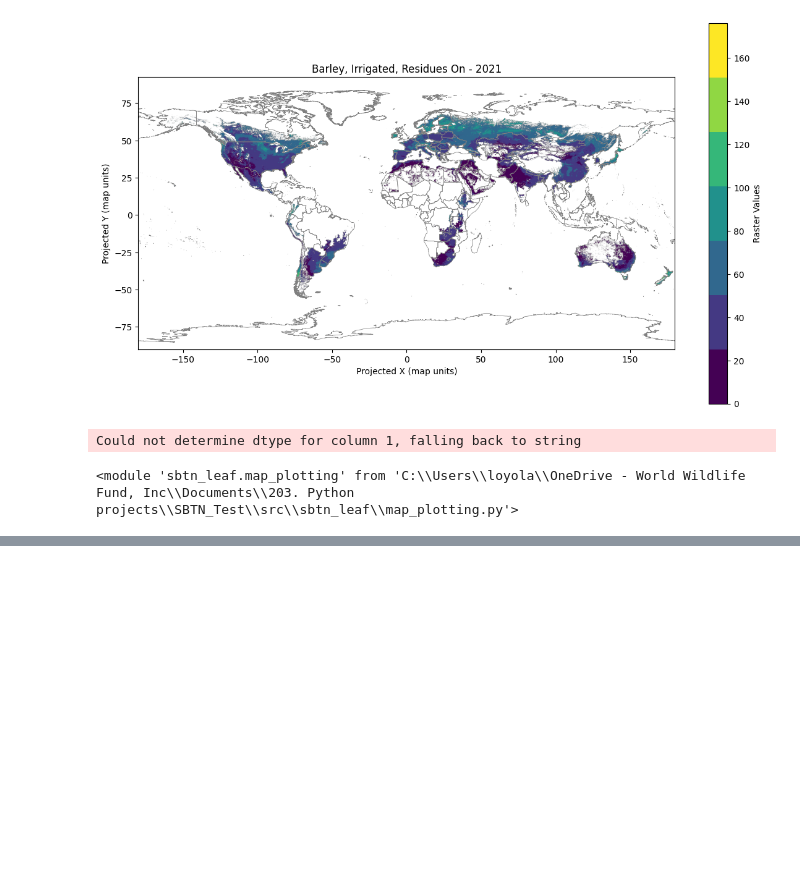
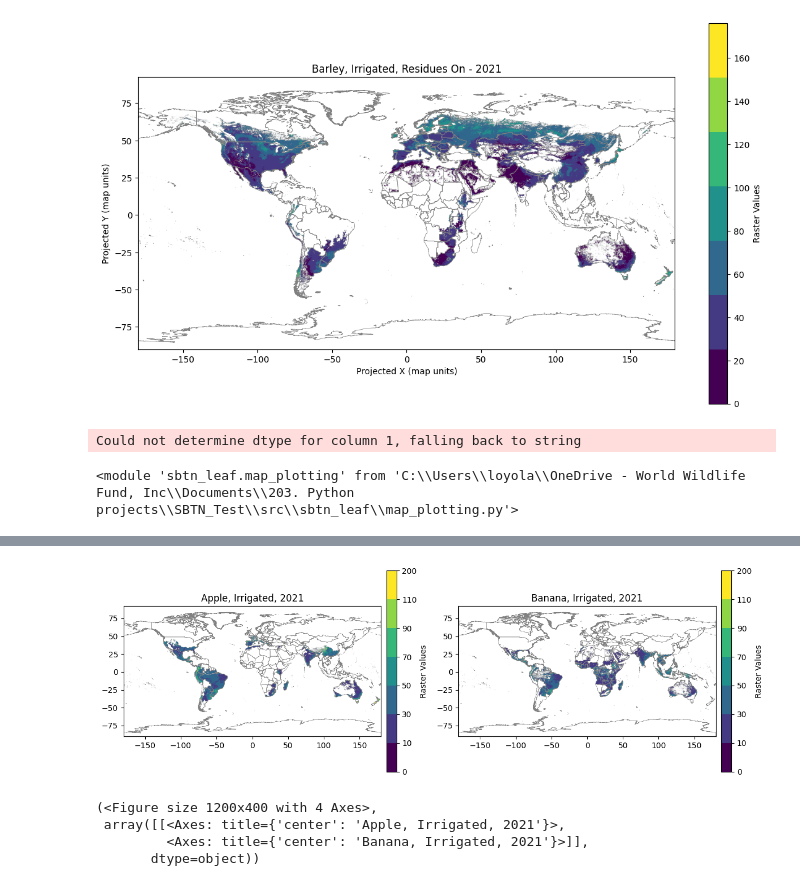
Before and after one commit to cloyolaangosto/SBTN_Test, a Jupyter notebook: documentation/SOC_Support/FAO_GAEZ_lu_yields.ipynb, the cells around one changed output, grey strips where cells are left out. Drawn from its saved outputs; the diff is of its cells as text; code cells hidden in the pictures; blank space fills up the shorter version.

```diff
--- a/documentation/SOC_Support/FAO_GAEZ_lu_yields.ipynb
+++ b/documentation/SOC_Support/FAO_GAEZ_lu_yields.ipynb
@@ -28,6 +28,8 @@ import sbtn_leaf.cropcalcs as cropcalcs
 import sbtn_leaf.RothC_Raster as rothc
 
 project_root = Path.cwd().parents[1]   # adjust number
+soc_raster_folder = project_root/"LEAFs/SOC/rasters/"
+q_breaks = [0,10,30,50,70,90,110,200]
 # %%
 files_folder = "../data/crops/FAO_GAEZ/SuitIndex"
 files_prefix = "GAEZ-V5.RES05-SIX.HP0120.AGERA5.HIST."
@@ -791,0 +963,3 @@ All positives route (continuous)
+# %%
+soc_app_irr = soc_raster_folder/"Apple_irr_2021y_SOC.tif"
+soc_ban_irr = soc_raster_folder/"Banana_irr_2021y_SOC.tif"
@@ -791,0 +1006,10 @@ All positives route (continuous)
+# %%
+mp.plot_n_rasters_on_world_extremes_cutoff([soc_app_irr, soc_ban_irr],
+                                           titles=["Apple, Irrigated, 2021", "Banana, Irrigated, 2021"],
+                                           n_rows=1, n_cols=2, share_color_scale=True, raster_band=6, perc_cutoff=0, quantiles=q_breaks)
+# %% [output]
+[figure, added]
+(<Figure size 1200x400 with 4 Axes>,
+ array([[<Axes: title={'center': 'Apple, Irrigated, 2021'}>,
+         <Axes: title={'center': 'Banana, Irrigated, 2021'}>]],
+       dtype=object))
```
Also changed, not shown: parts of 9 cells of this notebook, 2 other files.
